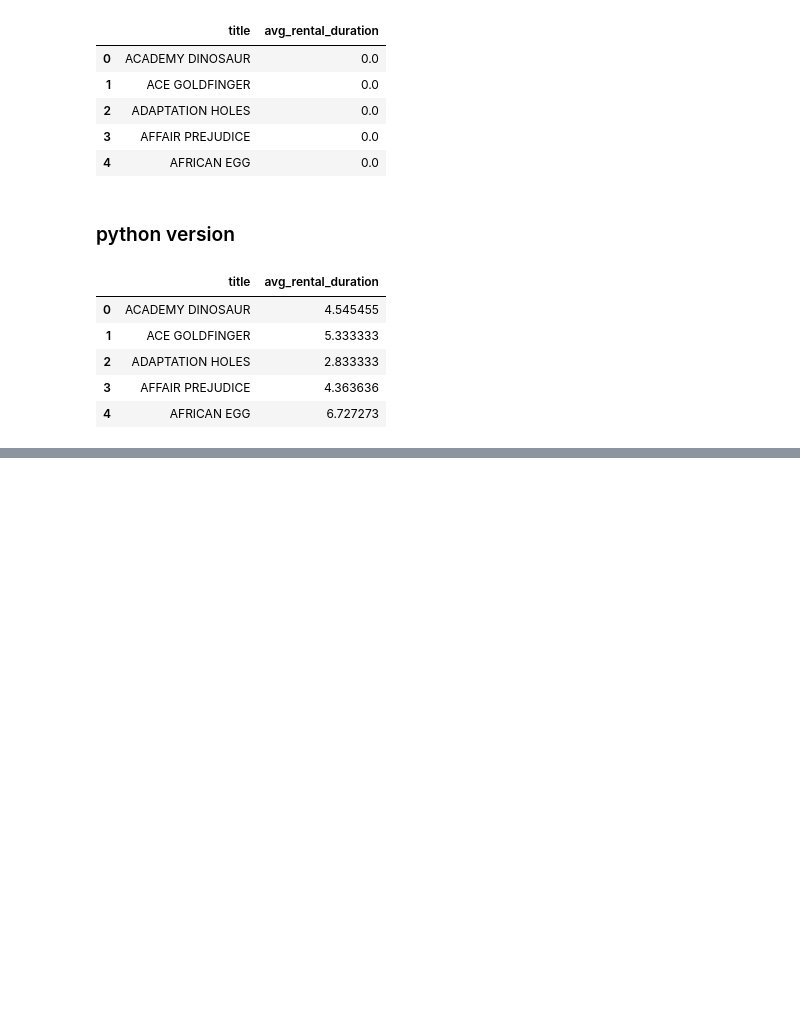
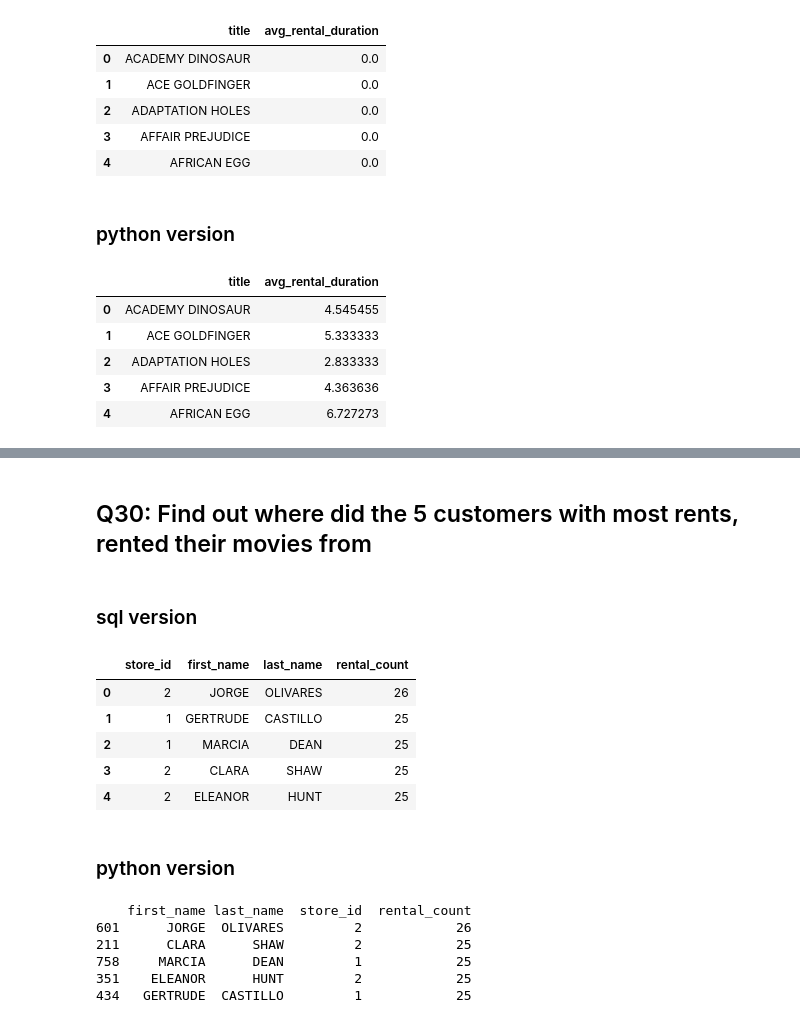
Before and after one commit to cenkerarin/lotus-practice, a Jupyter notebook: practice.ipynb, the cells around one changed output, grey strips where cells are left out. Drawn from its saved outputs; the diff is of its cells as text; code cells hidden in the pictures; blank space fills up the shorter version.

```diff
--- a/practice.ipynb
+++ b/practice.ipynb
@@ -1180,0 +1416,26 @@ df.head()
+# %% [markdown]
+## Q30: Find out where did the 5 customers with most rents, rented their movies from
+# %% [markdown]
+### sql version
+# %%
+query = """
+SELECT store.store_id, customer.first_name, customer.last_name, COUNT(rental.rental_id) AS rental_count
+FROM customer
+JOIN rental ON customer.customer_id = rental.customer_id
+JOIN inventory ON rental.inventory_id = inventory.inventory_id
+JOIN store ON inventory.store_id = store.store_id
+GROUP BY store.store_id, customer.first_name, customer.last_name
+ORDER BY rental_count DESC
+LIMIT 5;
+"""
+df = pd.read_sql_query(query, conn)
+df.head(5)
+# %% [output]
+|  | store_id | first_name | last_name | rental_count |
+| 0 | 2 | JORGE | OLIVARES | 26 |
+| 1 | 1 | GERTRUDE | CASTILLO | 25 |
+| 2 | 1 | MARCIA | DEAN | 25 |
+| 3 | 2 | CLARA | SHAW | 25 |
+| 4 | 2 | ELEANOR | HUNT | 25 |
+# %% [markdown]
+### python version
@@ -1180,0 +1458,28 @@ df.head()
+# %%
+cust_rental = customer_df.merge(rental_df, on='customer_id', how='inner')
+cust_rental_inventory = cust_rental.merge(inventory_df, on='inventory_id', how='inner')
+
+cust_rental_inventory_store = cust_rental_inventory.merge(
+    store_df,
+    left_on='store_id_y',
+    right_on='store_id',
+    how='inner'
+)
+
+df = (
+    cust_rental_inventory_store
+    .groupby(['first_name', 'last_name', 'store_id'])
+    .agg(rental_count=('rental_id', 'count'))
+    .reset_index()
+    .sort_values('rental_count', ascending=False)
+    .head(5)
+)
+
+print(df)
+# %% [output]
+    first_name last_name  store_id  rental_count
+601      JORGE  OLIVARES         2            26
+211      CLARA      SHAW         2            25
+758     MARCIA      DEAN         1            25
+351    ELEANOR      HUNT         2            25
+434   GERTRUDE  CASTILLO         1            25
```
Also changed, not shown: parts of 29 cells of this notebook.
